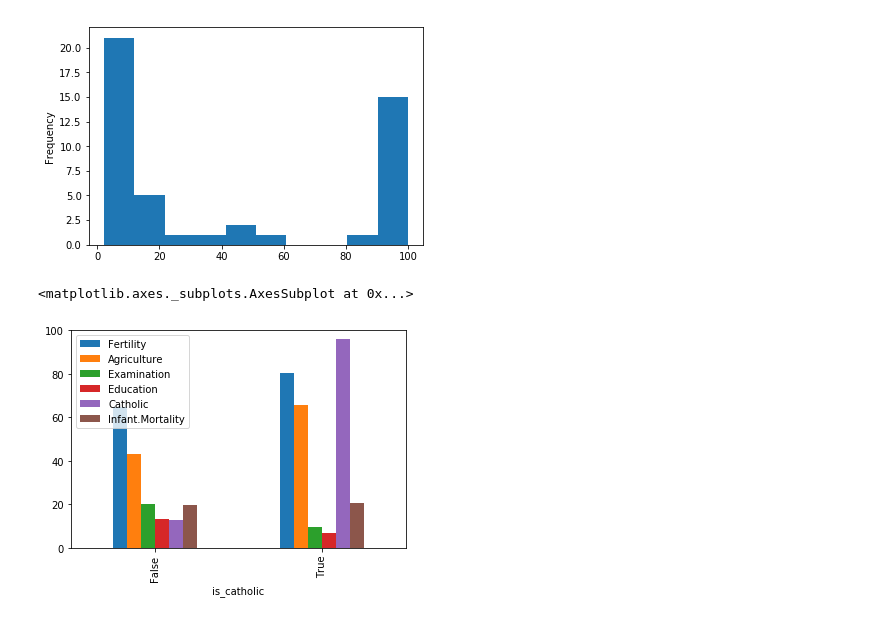
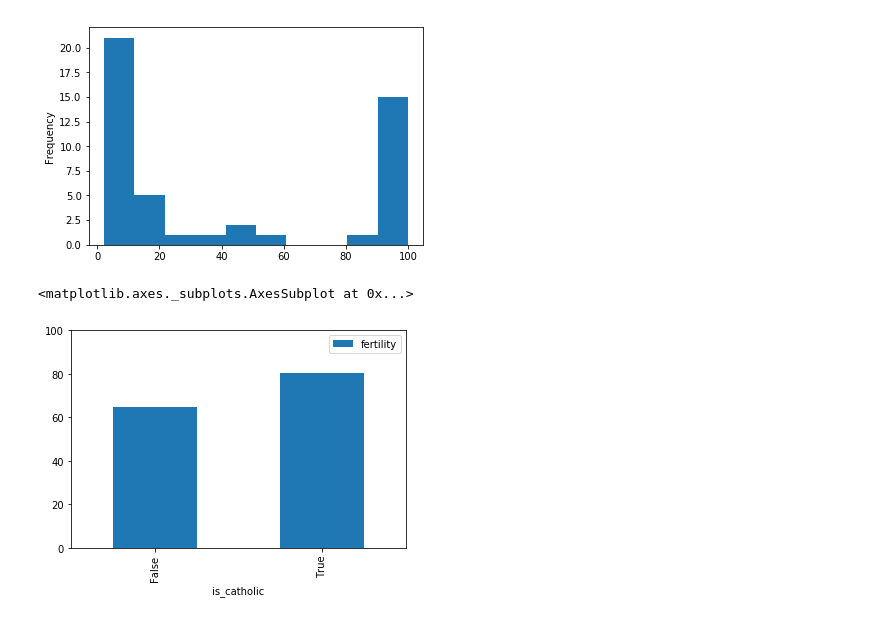
Before and after one commit to CodeupClassroom/ada-python-exercises, a Jupyter notebook: seaborn_exercise.ipynb, the cells around one changed output. Cells and saved outputs as stored; diff of their text form; code cells hidden in the pictures.

```diff
--- a/seaborn_exercise.ipynb
+++ b/seaborn_exercise.ipynb
@@ -19,0 +9,24 @@ iris.groupby('species').mean()
+# %%
+from util import get_connection
+
+def read_table(database: str, table: str) -> DataFrame:
+    '''return the contents of table from database as a pandas data frame'''
+    query = f'SELECT * FROM {table}'
+    return pd.read_sql(query, get_connection(database))
+
+# The data here is spread across two tables, so we'll read it into a couple dataframes
+# and join it together. Since we already have a primary key from the database,
+# we can use that as the index into the dataframe.
+def get_iris_data():
+    measurements = read_table('iris_db', 'measurements')
+    species = read_table('iris_db', 'species')
+    return (measurements
+            .merge(species, on='species_id')
+            .drop(columns='species_id')
+            .set_index('measurement_id'))
+
+iris = get_iris_data()
+
+print('Shape: ', iris.shape)
+print(iris.dtypes)
+iris.head()
@@ -19,0 +48,11 @@ iris.groupby('species').mean()
+# %%
+# What does the distribution of petal lengths look like?
+# Let's actually look at all of the numeric features at once
+
+plt.figure(figsize=(14, 10))
+
+for i, col in enumerate(iris.drop(columns='species_name')):
+    plot_no = i + 1
+    plt.subplot(2, 2, plot_no)
+    sns.distplot(iris[col])
+    plt.title('Distribution of ' + col)
@@ -39,16 +120,19 @@ sns.boxplot(data=sprays, x='spray', y='count')
 # %%
 swiss = data('swiss')
 
+# normalize the column names
+swiss.columns = [col.lower() for col in swiss]
+
 # let's justify that we should make a feature for whether or not a province is catholic
-swiss.Catholic.plot.hist()
+swiss.catholic.plot.hist()
 # %% [output]
 <matplotlib.axes._subplots.AxesSubplot at 0x...>
 [figure]
 # %%
-swiss['is_catholic'] = swiss.Catholic > 80
+swiss['is_catholic'] = swiss.catholic > 80
 
-swiss.groupby('is_catholic').mean().plot.bar(ylim=(0, 100))
+swiss[['fertility', 'is_catholic']].groupby('is_catholic').mean().plot.bar(ylim=(0, 100))
 # %% [output]
 <matplotlib.axes._subplots.AxesSubplot at 0x...>
-[figure, old version]
+[figure, new version]
 # %%
```
Also changed, not shown: parts of 14 cells of this notebook, 1 other file.
